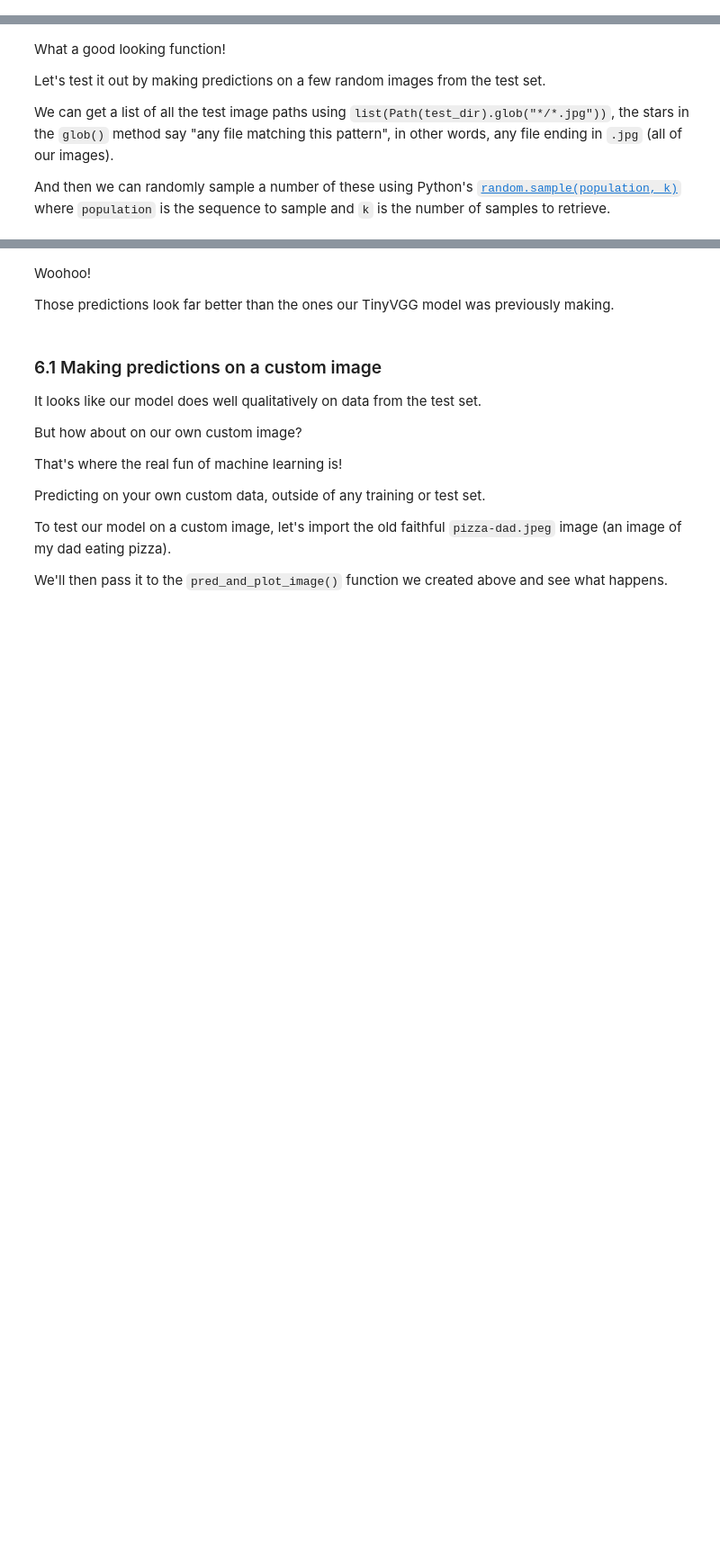
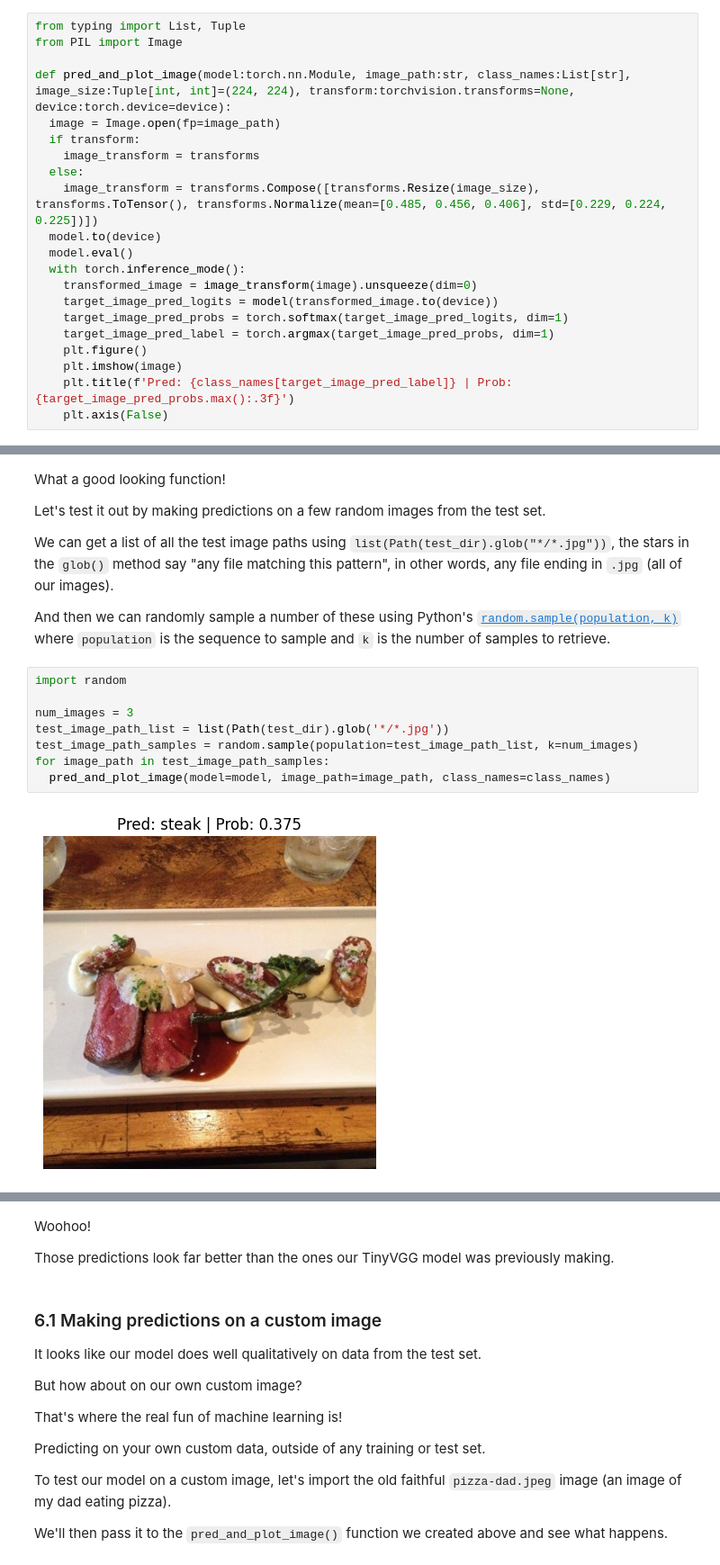
Before and after one commit to deductiveclouds/Pytorch, a Jupyter notebook: 06_pytorch_transfer_learning.ipynb, the cells around one changed output, grey strips where cells are left out. Shown at 90% size. Cells and saved outputs as stored; diff of their text form; blank space fills up the shorter version.

```diff
--- a/06_pytorch_transfer_learning.ipynb
+++ b/06_pytorch_transfer_learning.ipynb
@@ -978,4 +978,25 @@ To do all of this, we'll create a function `pred_and_plot_image()` to:
 10. Plot the image with `matplotlib` and set the title to the prediction label from step 9 and prediction probability from step 8.
 
 > **Note:** This is a similar function to [04. PyTorch Custom Datasets section 11.3's](https://www.learnpytorch.io/04_pytorch_custom_datasets/#113-putting-custom-image-prediction-together-building-a-function) `pred_and_plot_image()` with a few tweaked steps.
+# %%
+from typing import List, Tuple
+from PIL import Image
+
+def pred_and_plot_image(model:torch.nn.Module, image_path:str, class_names:List[str], image_size:Tuple[int, int]=(224, 224), transform:torchvision.transforms=None, device:torch.device=device):
+  image = Image.open(fp=image_path)
+  if transform:
+    image_transform = transforms
+  else:
+    image_transform = transforms.Compose([transforms.Resize(image_size), transforms.ToTensor(), transforms.Normalize(mean=[0.485, 0.456, 0.406], std=[0.229, 0.224, 0.225])])
+  model.to(device)
+  model.eval()
+  with torch.inference_mode():
+    transformed_image = image_transform(image).unsqueeze(dim=0)
+    target_image_pred_logits = model(transformed_image.to(device))
+    target_image_pred_probs = torch.softmax(target_image_pred_logits, dim=1)
+    target_image_pred_label = torch.argmax(target_image_pred_probs, dim=1)
+    plt.figure()
+    plt.imshow(image)
+    plt.title(f'Pred: {class_names[target_image_pred_label]} | Prob: {target_image_pred_probs.max():.3f}')
+    plt.axis(False)
 # %%
@@ -1039,3 +1064,13 @@ Let's test it out by making predictions on a few random images from the test set
 We can get a list of all the test image paths using `list(Path(test_dir).glob("*/*.jpg"))`, the stars in the `glob()` method say "any file matching this pattern", in other words, any file ending in `.jpg` (all of our images).
 
 And then we can randomly sample a number of these using Python's [`random.sample(population, k)`](https://docs.python.org/3/library/random.html#random.sample) where `population` is the sequence to sample and `k` is the number of samples to retrieve.
+# %%
+import random
+
+num_images = 3
+test_image_path_list = list(Path(test_dir).glob('*/*.jpg'))
+test_image_path_samples = random.sample(population=test_image_path_list, k=num_images)
+for image_path in test_image_path_samples:
+  pred_and_plot_image(model=model, image_path=image_path, class_names=class_names)
+# %% [output]
+[figure, added]
```
Also changed, not shown: parts of 5 cells of this notebook.
